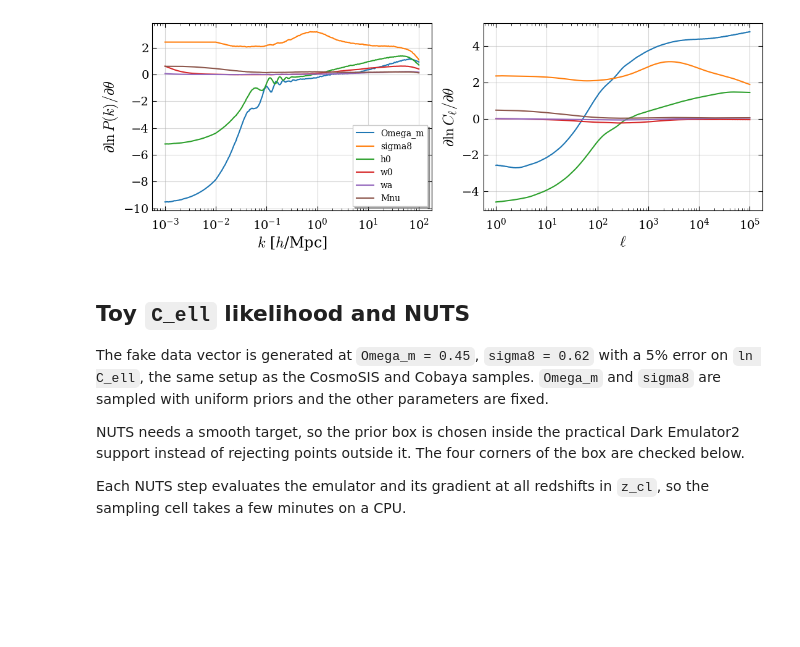
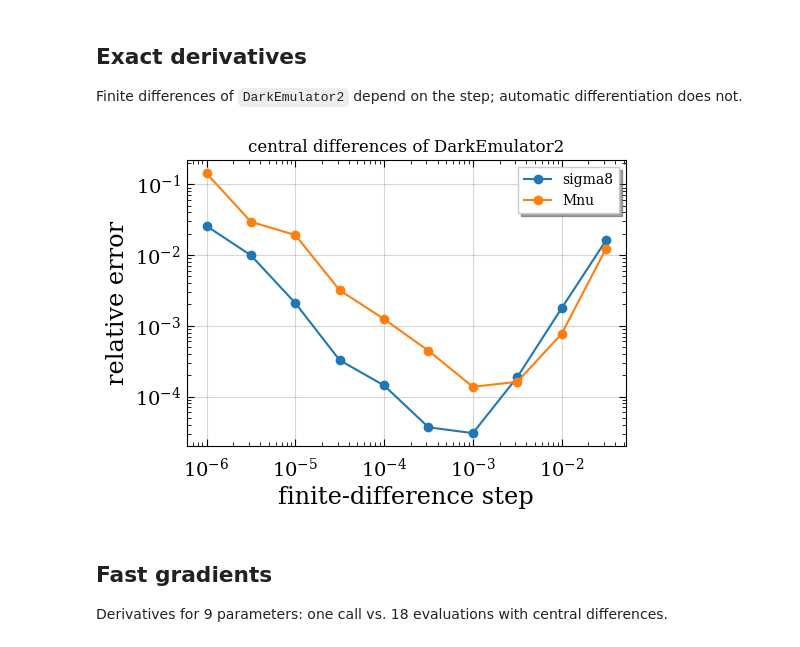
Before and after one commit to DarkQuestCosmology/dark_emulator2_public, a Jupyter notebook: notebook/08a_autodiff_torch.ipynb, the cells around one changed output. Saved outputs shown, nothing was run; the diff lists cells and outputs as text; code cells hidden in the pictures; blank space fills up the shorter version.

```diff
--- a/notebook/08a_autodiff_torch.ipynb
+++ b/notebook/08a_autodiff_torch.ipynb
@@ -72,33 +64,44 @@ Derivatives of `ln P(k)` at `z = 0` and of `ln C_ell` with respect to a few para
-# %%
-names = ["Omega_m", "sigma8", "h0", "w0", "wa", "Mnu"]
-theta = torch.tensor([fiducial[n] for n in names], dtype=torch.float64, device=device)
-
-
-def params_from(theta):
-    return {**fiducial, **dict(zip(names, theta))}
-
-
-jac_pk = torch.func.jacfwd(lambda t: torch.log(emu.get_pk(params_from(t), zred=0.0)[1]))(theta)
-jac_cl = torch.func.jacfwd(lambda t: torch.log(emu.get_cl_limber(params_from(t))[1]))(theta)
-
-fig, axes = plt.subplots(1, 2, figsize=(11, 4))
-for i, name in enumerate(names):
-    axes[0].semilogx(k.cpu(), jac_pk[:, i].cpu(), label=name)
-    axes[1].semilogx(ell.cpu(), jac_cl[:, i].cpu(), label=name)
-axes[0].set_xlabel(r"$k$ [$h$/Mpc]")
-axes[0].set_ylabel(r"$\partial \ln P(k) / \partial \theta$")
-axes[1].set_xlabel(r"$\ell$")
-axes[1].set_ylabel(r"$\partial \ln C_\ell / \partial \theta$")
-axes[0].legend()
-plt.tight_layout()
-plt.show()
-# %% [output]
-[figure, removed]
-# %% [markdown]
-## Toy `C_ell` likelihood and NUTS
-
-The fake data vector is generated at `Omega_m = 0.45`, `sigma8 = 0.62` with a 5% error on `ln C_ell`, the same setup as the CosmoSIS and Cobaya samples. `Omega_m` and `sigma8` are sampled with uniform priors and the other parameters are fixed.
-
-NUTS needs a smooth target, so the prior box is chosen inside the practical Dark Emulator2 support instead of rejecting points outside it. The four corners of the box are checked below.
-
-Each NUTS step evaluates the emulator and its gradient at all redshifts in `z_cl`, so the sampling cell takes a few minutes on a CPU.
+# %% [markdown]
+## Exact derivatives
+
+Finite differences of `DarkEmulator2` depend on the step; automatic differentiation does not.
+# %%
+z_cl = np.linspace(0.0, 1.0, 61)
+k_cl = np.logspace(-3, 2, 301)
+ell = np.logspace(1, 4, 30)
+names = ["Omega_m", "sigma8", "h0", "ns", "omega_b", "Mnu", "w0", "wa", "Omega_k"]
+
+
+def ln_cl(theta):
+    return torch.log(emu.get_cl_limber({**fiducial, **dict(zip(names, theta))}, zlist=z_cl, klist=k_cl, llist=ell)[1])
+
+
+theta0 = torch.tensor([fiducial[n] for n in names], dtype=torch.float64, device=device)
+jac = torch.func.jacfwd(ln_cl)(theta0).cpu().numpy()
+
+
+def ln_cl_de2(p):
+    return np.log(de.get_cl_limber(p, zlist=z_cl, klist=k_cl, llist=ell)[1])
+
+
+steps = np.logspace(-1.5, -6, 10)
+fig, ax = plt.subplots(figsize=(5.5, 4))
+for name in ["sigma8", "Mnu"]:
+    i = names.index(name)
+    errors = []
+    for h in steps:
+        fd = (ln_cl_de2({**fiducial, name: fiducial[name] + h}) - ln_cl_de2({**fiducial, name: fiducial[name] - h})) / (2 * h)
+        errors.append(np.max(np.abs(fd - jac[:, i])) / np.max(np.abs(jac[:, i])))
+    ax.loglog(steps, errors, "o-", label=name)
+ax.set_xlabel("finite-difference step")
+ax.set_ylabel("relative error")
+ax.set_title("central differences of DarkEmulator2")
+ax.legend()
+plt.tight_layout()
+plt.show()
+# %% [output]
+[figure, added]
+# %% [markdown]
+## Fast gradients
+
+Derivatives for 9 parameters: one call vs. 18 evaluations with central differences.
```
Also changed, not shown: parts of 21 cells of this notebook, 1 other file.
